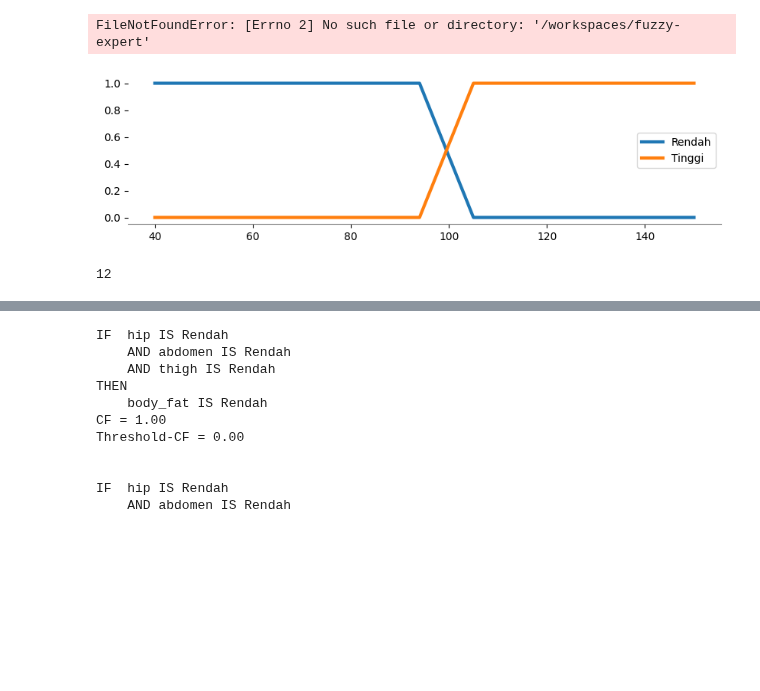
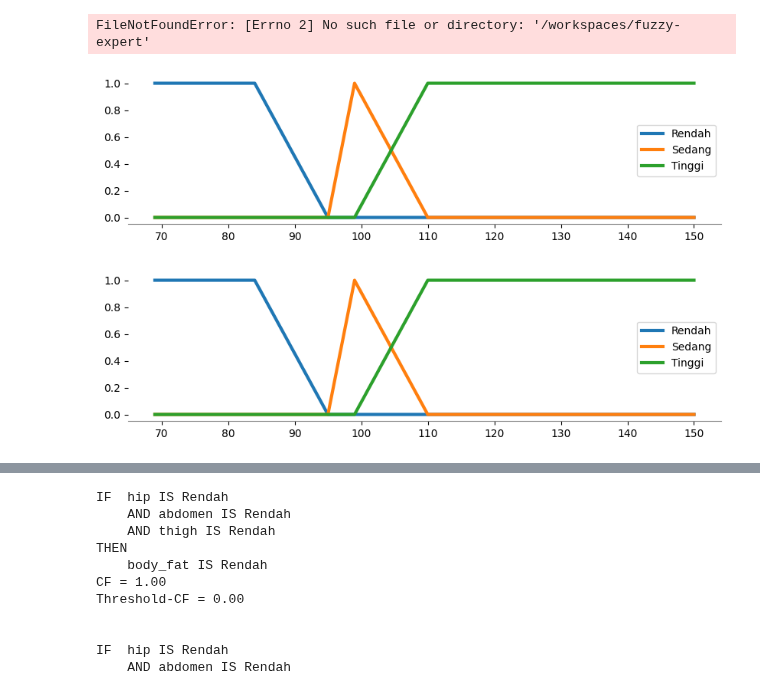
Before and after one commit to notnsas/cautious-eureka, a Jupyter notebook: pemodelan/Mamdani_fuzzy.ipynb, the cells around one changed output, grey strips where cells are left out. Cells and saved outputs as stored; diff of their text form; code cells hidden in the pictures; blank space fills up the shorter version.

```diff
--- a/pemodelan/Mamdani_fuzzy.ipynb
+++ b/pemodelan/Mamdani_fuzzy.ipynb
@@ -42,41 +42,37 @@ variables = {
         terms={
             "Rendah": [(94, 1), (105, 0)],
             "Tinggi": [(94, 0), (105, 1)],
         },
     ),
     "abdomen": FuzzyVariable(
         universe_range=(69, 150),
         terms={
             "Rendah": [(84, 1), (95, 0)],
             "Sedang": [(95, 0), (99, 1), (110, 0)],
             "Tinggi": [(99, 0), (110, 1)],
         },
     ),
     "thigh": FuzzyVariable(
         universe_range=(47, 87),
         terms={
             "Rendah": [(56, 1), (62, 0)],
             "Tinggi": [(56, 0), (62, 1)],
         },
     ),
     "body_fat": FuzzyVariable(
-        universe_range=(0, 50),
+        universe_range=(0, 28),
         terms={
             "Rendah": [(10, 1), (19, 0)],
             "Sedang": [(10, 0), (19, 1), (28, 0)],
             "Tinggi": [(19, 0), (28, 1)],
         },
     ),
 
 }
-
-plt.figure(figsize=(10, 2.5))
-# variables["Banyak Pakaian"].plot()
-# variables["kekotoran"].plot()
-variables["hip"].plot()
 # %% [output]
-[figure, old version]
+[figure, new version]
-# %%
-3*2*2
-# %% [output]
-12
+# %%
+plt.figure(figsize=(10, 2.5))
+variables["abdomen"].plot()
+# %% [output]
+[figure, added]
```
Also changed, not shown: parts of 4 cells of this notebook.
